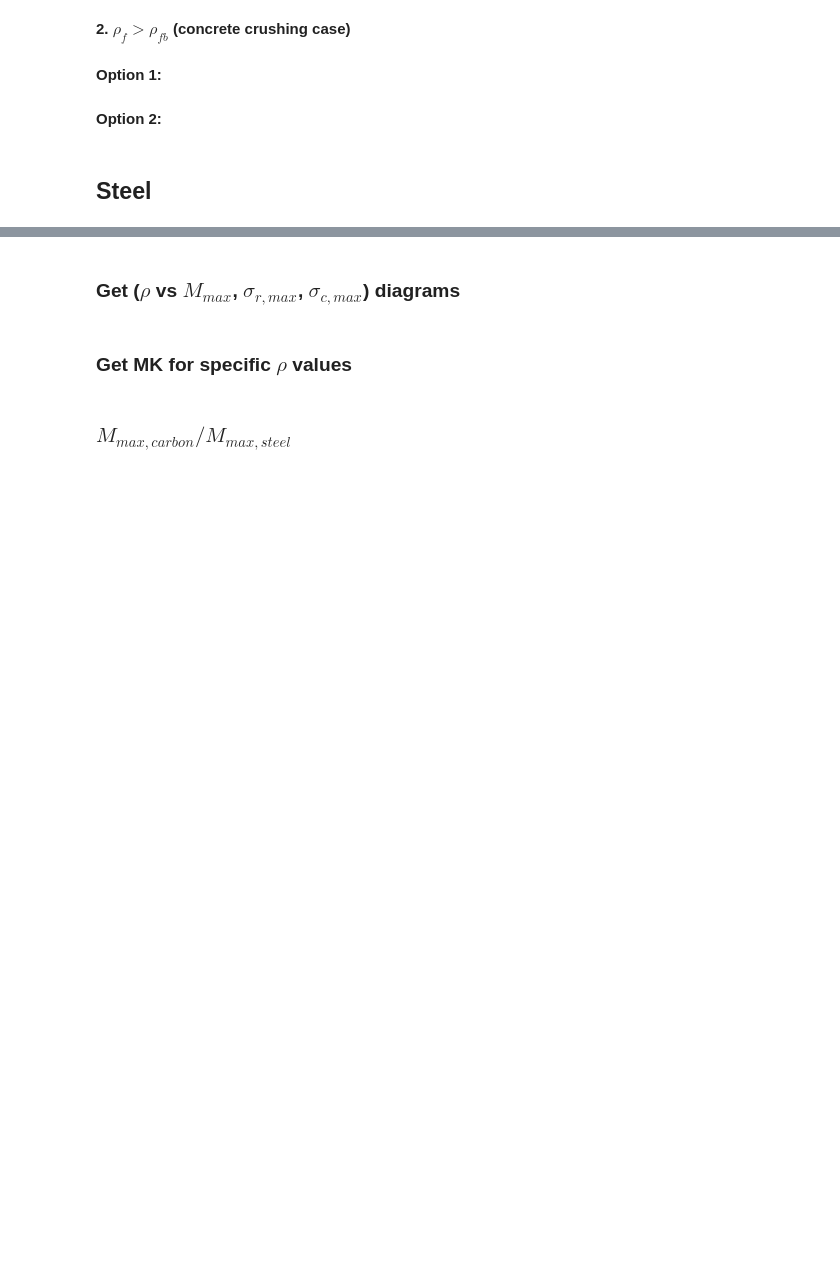
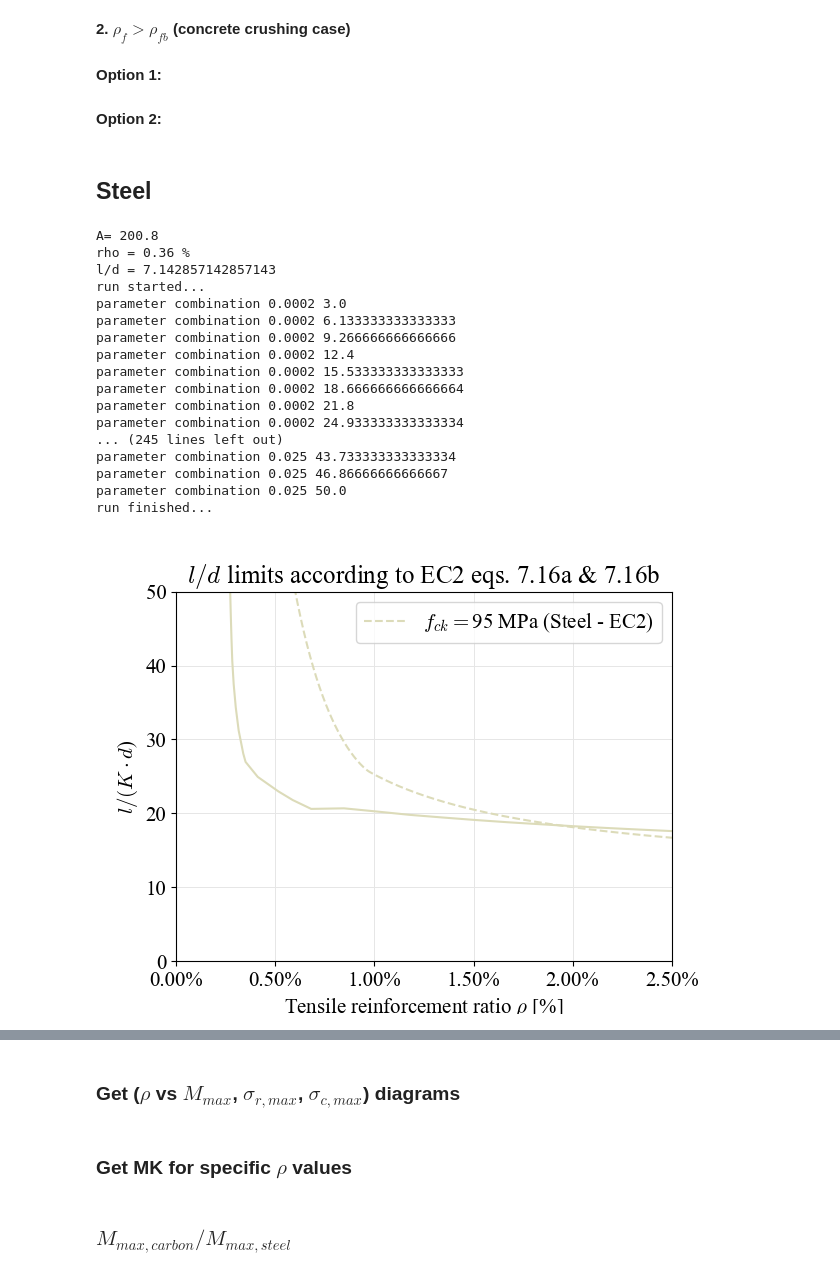
Before and after one commit to bmcs-group/bmcs_beam, a Jupyter notebook: notebooks/publications/mk_paper_2022/parametric_studies.ipynb, the cells around one changed output, grey strips where cells are left out. Drawn from its saved outputs; the diff is of its cells as text; code cells hidden in the pictures; blank space fills up the shorter version.

```diff
--- a/notebooks/publications/mk_paper_2022/parametric_studies.ipynb
+++ b/notebooks/publications/mk_paper_2022/parametric_studies.ipynb
@@ -308,23 +331,42 @@ fig
 # %%
 dp2 = get_dp(reinf='steel')
 
 # Concrete grade effect:
 # dp2 = get_dp(reinf='steel', f_cm = 48, E_cm = 36300, n_kappa=100)
 # dp2 = get_dp(reinf='steel', f_cm = 78, E_cm = 42600, n_kappa=100)
 # dp2 = get_dp(reinf='steel', f_cm = 108, E_cm = 47500, n_kappa=100)
 
 # Reinf. properties effect:
 # dp2 = get_dp(reinf='steel', E_nm=230000, f_t=3500, n_kappa=150) # CFRP grid
 # dp2 = get_dp(reinf='steel', E_nm=42000, f_t=800, n_kappa=150) # GFRP
 
 # CS Shape effect:
 # apply_t_shape(dp2)
 # apply_i_shape(dp2)
 
-# sls2 = BeamSLSCurve(n_i = 16, dp=dp2)
-# sls2.run()
+sls_steel = BeamSLSCurve(n_i = 16, dp=dp2)
+sls_steel.run()
 # dp2.interact()
-# sls2.interact()
+# sls_steel.interact()
+# %% [output]
+A= 200.8
+rho = 0.36 %
+l/d = 7.142857142857143
+run started...
+parameter combination 0.0002 3.0
+parameter combination 0.0002 6.133333333333333
+parameter combination 0.0002 9.266666666666666
+parameter combination 0.0002 12.4
+parameter combination 0.0002 15.533333333333333
+parameter combination 0.0002 18.666666666666664
+parameter combination 0.0002 21.8
+parameter combination 0.0002 24.933333333333334
+... (245 lines left out)
+parameter combination 0.025 43.733333333333334
+parameter combination 0.025 46.86666666666667
+parameter combination 0.025 50.0
+run finished...
+[figure, added]
 # %%
 # fig, ax = plt.subplots()
 # fig.set_size_inches(2, 3)
```
Also changed, not shown: parts of 8 cells of this notebook, 2 other files.
